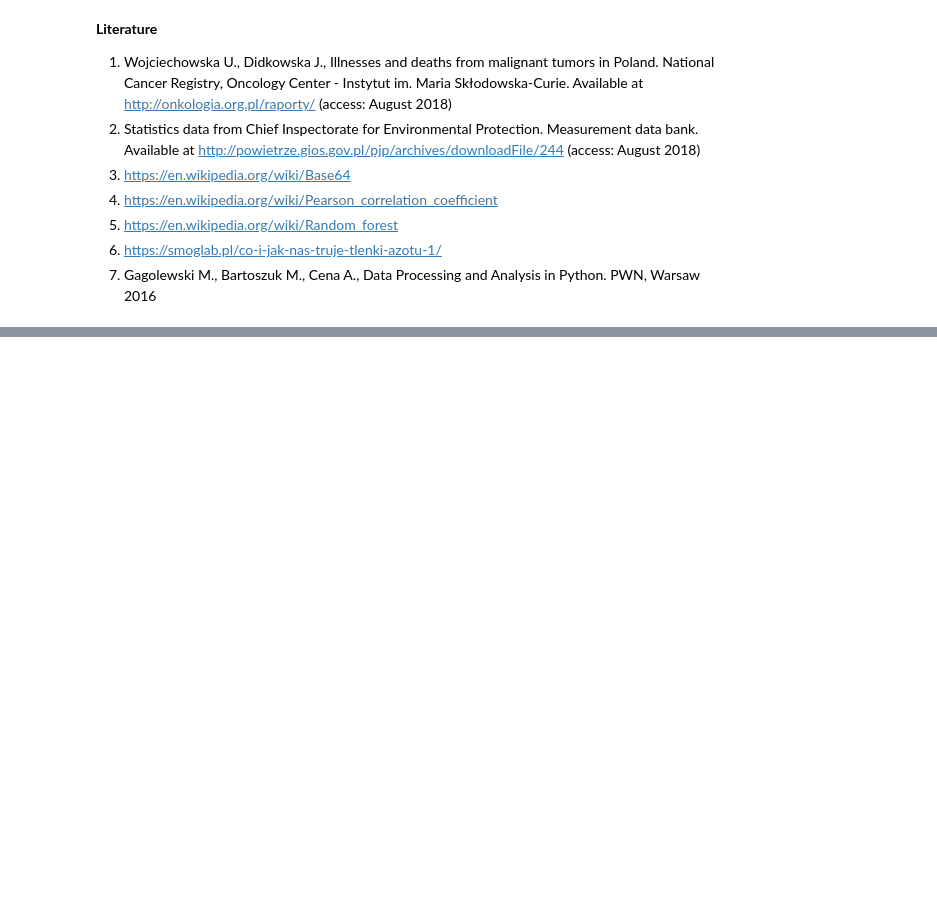
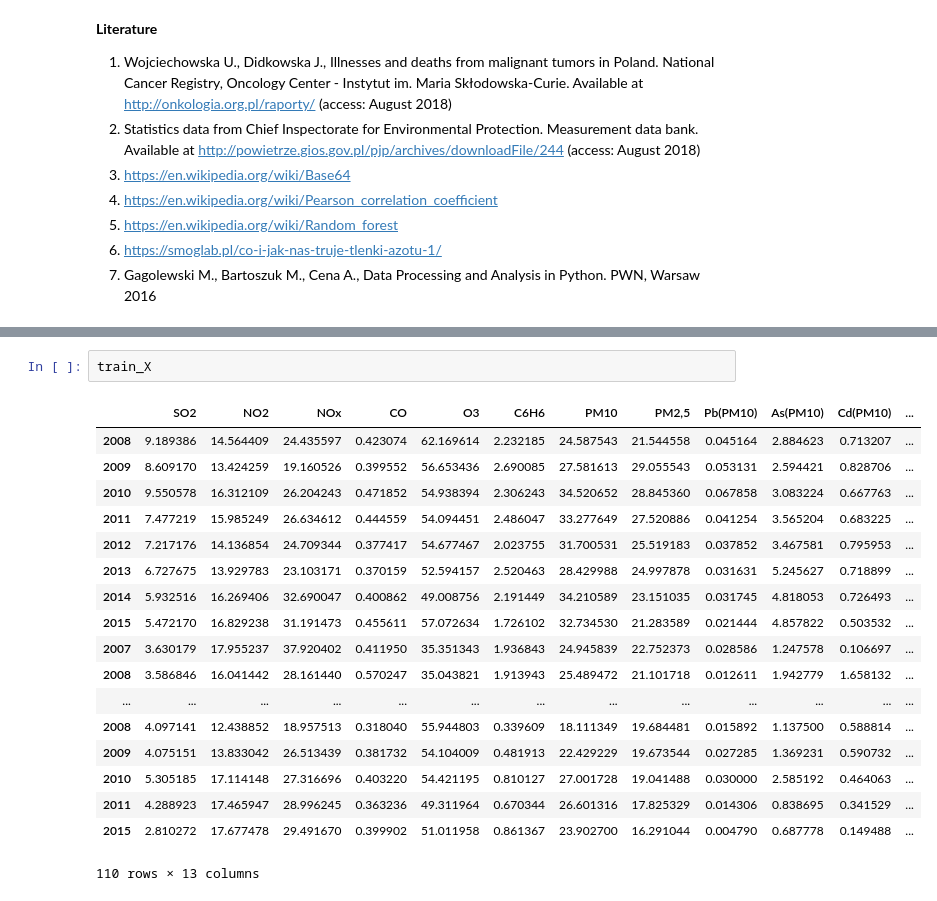
Before and after one commit to ntusnio/CV, a Jupyter notebook: Projekt rak.ipynb, the cells around one changed output, grey strips where cells are left out. Saved outputs shown, nothing was run; the diff lists cells and outputs as text; blank space fills up the shorter version.

```diff
--- a/Projekt rak.ipynb
+++ b/Projekt rak.ipynb
@@ -369,0 +381,21 @@ NO2 ICD=C18 PCC=0.77 / NOx ICD=C50 PCC=0.67<br>
+# %%
+train_X
+# %% [output]
+|  | SO2 | NO2 | NOx | CO | O3 | C6H6 | PM10 | PM2,5 | Pb(PM10) | As(PM10) | Cd(PM10) | ... |
+| 2008 | 9.189386 | 14.564409 | 24.435597 | 0.423074 | 62.169614 | 2.232185 | 24.587543 | 21.544558 | 0.045164 | 2.884623 | 0.713207 | ... |
+| 2009 | 8.609170 | 13.424259 | 19.160526 | 0.399552 | 56.653436 | 2.690085 | 27.581613 | 29.055543 | 0.053131 | 2.594421 | 0.828706 | ... |
+| 2010 | 9.550578 | 16.312109 | 26.204243 | 0.471852 | 54.938394 | 2.306243 | 34.520652 | 28.845360 | 0.067858 | 3.083224 | 0.667763 | ... |
+| 2011 | 7.477219 | 15.985249 | 26.634612 | 0.444559 | 54.094451 | 2.486047 | 33.277649 | 27.520886 | 0.041254 | 3.565204 | 0.683225 | ... |
+| 2012 | 7.217176 | 14.136854 | 24.709344 | 0.377417 | 54.677467 | 2.023755 | 31.700531 | 25.519183 | 0.037852 | 3.467581 | 0.795953 | ... |
+| 2013 | 6.727675 | 13.929783 | 23.103171 | 0.370159 | 52.594157 | 2.520463 | 28.429988 | 24.997878 | 0.031631 | 5.245627 | 0.718899 | ... |
+| 2014 | 5.932516 | 16.269406 | 32.690047 | 0.400862 | 49.008756 | 2.191449 | 34.210589 | 23.151035 | 0.031745 | 4.818053 | 0.726493 | ... |
+| 2015 | 5.472170 | 16.829238 | 31.191473 | 0.455611 | 57.072634 | 1.726102 | 32.734530 | 21.283589 | 0.021444 | 4.857822 | 0.503532 | ... |
+| 2007 | 3.630179 | 17.955237 | 37.920402 | 0.411950 | 35.351343 | 1.936843 | 24.945839 | 22.752373 | 0.028586 | 1.247578 | 0.106697 | ... |
+| 2008 | 3.586846 | 16.041442 | 28.161440 | 0.570247 | 35.043821 | 1.913943 | 25.489472 | 21.101718 | 0.012611 | 1.942779 | 1.658132 | ... |
+| ... | ... | ... | ... | ... | ... | ... | ... | ... | ... | ... | ... | ... |
+| 2008 | 4.097141 | 12.438852 | 18.957513 | 0.318040 | 55.944803 | 0.339609 | 18.111349 | 19.684481 | 0.015892 | 1.137500 | 0.588814 | ... |
+| 2009 | 4.075151 | 13.833042 | 26.513439 | 0.381732 | 54.104009 | 0.481913 | 22.429229 | 19.673544 | 0.027285 | 1.369231 | 0.590732 | ... |
+| 2010 | 5.305185 | 17.114148 | 27.316696 | 0.403220 | 54.421195 | 0.810127 | 27.001728 | 19.041488 | 0.030000 | 2.585192 | 0.464063 | ... |
+| 2011 | 4.288923 | 17.465947 | 28.996245 | 0.363236 | 49.311964 | 0.670344 | 26.601316 | 17.825329 | 0.014306 | 0.838695 | 0.341529 | ... |
+| 2015 | 2.810272 | 17.677478 | 29.491670 | 0.399902 | 51.011958 | 0.861367 | 23.902700 | 16.291044 | 0.004790 | 0.687778 | 0.149488 | ... |
+110 rows × 13 columns
```
Also changed, not shown: parts of 2 cells of this notebook.
